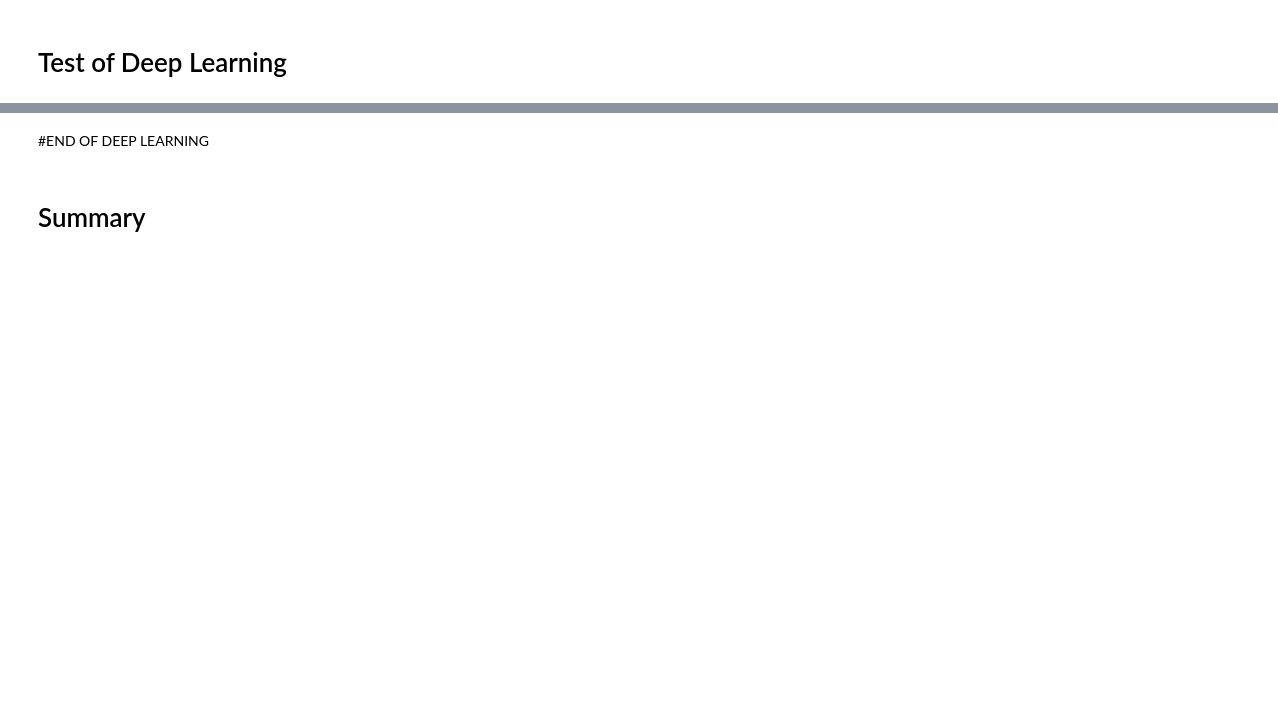
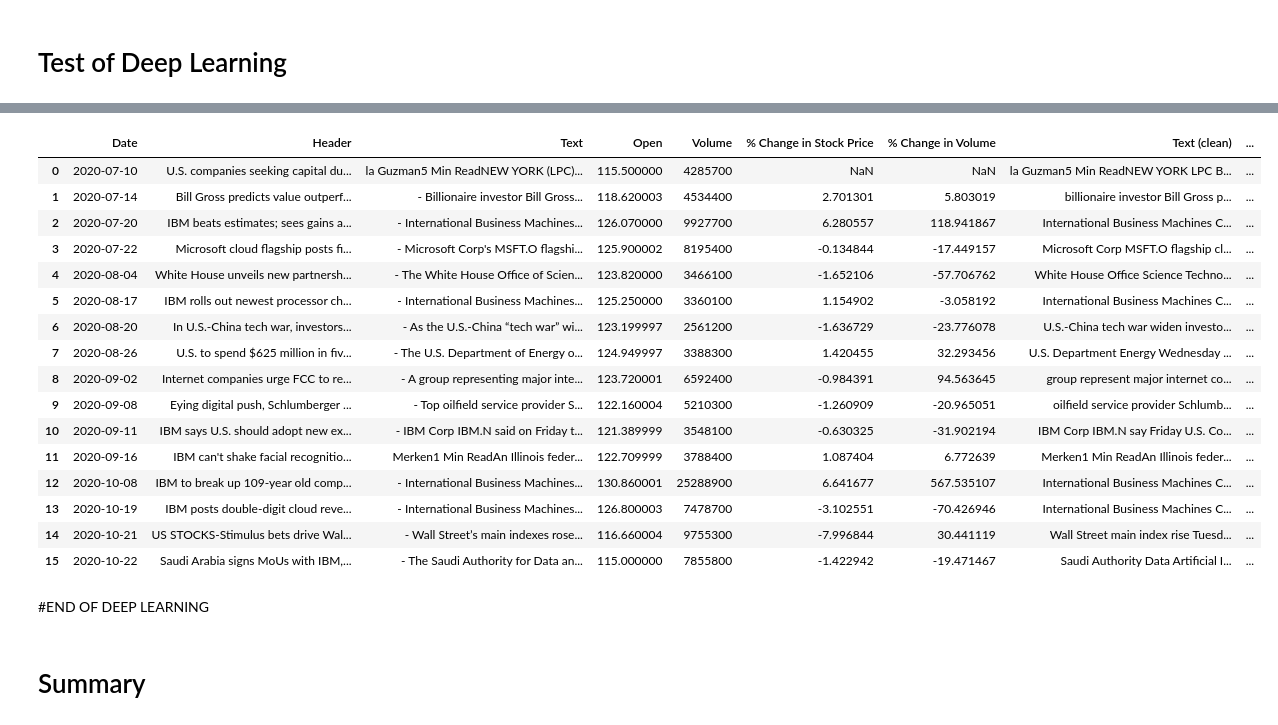
Before and after one commit to anair123/NLP-Final-Project, a Jupyter notebook: NLP Project/IBM.ipynb, the cells around one changed output, grey strips where cells are left out. Saved outputs shown, nothing was run; the diff lists cells and outputs as text; code cells hidden in the pictures; blank space fills up the shorter version.

```diff
--- a/NLP Project/IBM.ipynb
+++ b/NLP Project/IBM.ipynb
@@ -533,6 +557,10 @@ def convert_to_ids(raw_sentences, vocab_dict, pad_to):
     for idx, sentence in enumerate(raw_sentences):
         word_ids = []
         for token in nltk.word_tokenize(sentence):
+
+            if token not in vocab_dict.keys():
+              continue
+
             try:
                 word_ids.append(vocab_dict[token])
             except:
@@ -696,5 +768,24 @@ for i in df.iloc[:,2]:
 # %%
-df['deep_learning_sentiment_prob'] = sentiment_prob
+df['deep_learning_sentiment_prob'] = deep_learning_sentiment_prob
+df
+# %% [output]
+|  | Date | Header | Text | Open | Volume | % Change in Stock Price | % Change in Volume | Text (clean) | ... |
+| 0 | 2020-07-10 | U.S. companies seeking capital du... | la Guzman5 Min ReadNEW YORK (LPC)... | 115.500000 | 4285700 | NaN | NaN | la Guzman5 Min ReadNEW YORK LPC B... | ... |
+| 1 | 2020-07-14 | Bill Gross predicts value outperf... | - Billionaire investor Bill Gross... | 118.620003 | 4534400 | 2.701301 | 5.803019 | billionaire investor Bill Gross p... | ... |
+| 2 | 2020-07-20 | IBM beats estimates; sees gains a... | - International Business Machines... | 126.070000 | 9927700 | 6.280557 | 118.941867 | International Business Machines C... | ... |
+| 3 | 2020-07-22 | Microsoft cloud flagship posts fi... | - Microsoft Corp's MSFT.O flagshi... | 125.900002 | 8195400 | -0.134844 | -17.449157 | Microsoft Corp MSFT.O flagship cl... | ... |
+| 4 | 2020-08-04 | White House unveils new partnersh... | - The White House Office of Scien... | 123.820000 | 3466100 | -1.652106 | -57.706762 | White House Office Science Techno... | ... |
+| 5 | 2020-08-17 | IBM rolls out newest processor ch... | - International Business Machines... | 125.250000 | 3360100 | 1.154902 | -3.058192 | International Business Machines C... | ... |
+| 6 | 2020-08-20 | In U.S.-China tech war, investors... | - As the U.S.-China “tech war” wi... | 123.199997 | 2561200 | -1.636729 | -23.776078 | U.S.-China tech war widen investo... | ... |
+| 7 | 2020-08-26 | U.S. to spend $625 million in fiv... | - The U.S. Department of Energy o... | 124.949997 | 3388300 | 1.420455 | 32.293456 | U.S. Department Energy Wednesday ... | ... |
+| 8 | 2020-09-02 | Internet companies urge FCC to re... | - A group representing major inte... | 123.720001 | 6592400 | -0.984391 | 94.563645 | group represent major internet co... | ... |
+| 9 | 2020-09-08 | Eying digital push, Schlumberger ... | - Top oilfield service provider S... | 122.160004 | 5210300 | -1.260909 | -20.965051 | oilfield service provider Schlumb... | ... |
+| 10 | 2020-09-11 | IBM says U.S. should adopt new ex... | - IBM Corp IBM.N said on Friday t... | 121.389999 | 3548100 | -0.630325 | -31.902194 | IBM Corp IBM.N say Friday U.S. Co... | ... |
+| 11 | 2020-09-16 | IBM can't shake facial recognitio... | Merken1 Min ReadAn Illinois feder... | 122.709999 | 3788400 | 1.087404 | 6.772639 | Merken1 Min ReadAn Illinois feder... | ... |
+| 12 | 2020-10-08 | IBM to break up 109-year old comp... | - International Business Machines... | 130.860001 | 25288900 | 6.641677 | 567.535107 | International Business Machines C... | ... |
+| 13 | 2020-10-19 | IBM posts double-digit cloud reve... | - International Business Machines... | 126.800003 | 7478700 | -3.102551 | -70.426946 | International Business Machines C... | ... |
+| 14 | 2020-10-21 | US STOCKS-Stimulus bets drive Wal... | - Wall Street’s main indexes rose... | 116.660004 | 9755300 | -7.996844 | 30.441119 | Wall Street main index rise Tuesd... | ... |
+| 15 | 2020-10-22 | Saudi Arabia signs MoUs with IBM,... | - The Saudi Authority for Data an... | 115.000000 | 7855800 | -1.422942 | -19.471467 | Saudi Authority Data Artificial I... | ... |
 # %% [markdown]
 #END OF DEEP LEARNING
 # %% [markdown]
```
Also changed, not shown: parts of 17 cells of this notebook.
